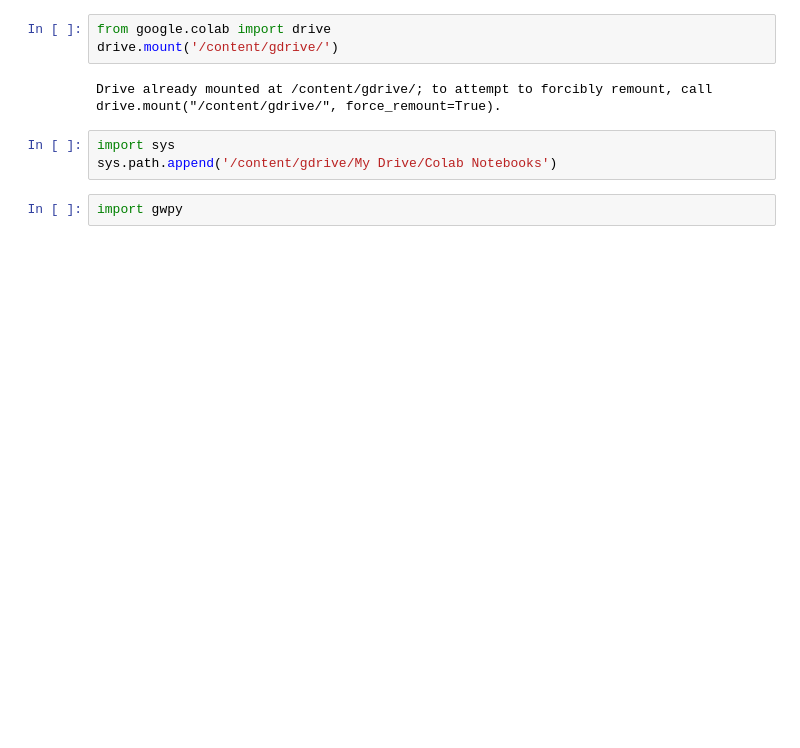
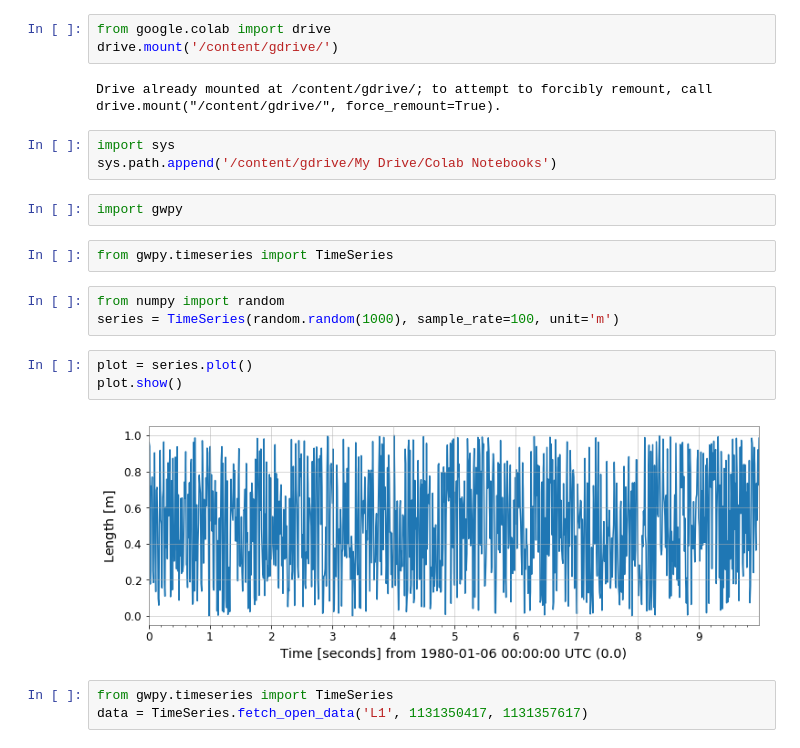
Before and after one commit to SGRGit/gwOsc, a Jupyter notebook: DataPrepBlipGlitches.ipynb, the cells around one changed output. Cells and saved outputs as stored; diff of their text form; blank space fills up the shorter version.

```diff
--- a/DataPrepBlipGlitches.ipynb
+++ b/DataPrepBlipGlitches.ipynb
@@ -10,3 +10,16 @@ import sys
 sys.path.append('/content/gdrive/My Drive/Colab Notebooks')
 # %%
 import gwpy
+# %%
+from gwpy.timeseries import TimeSeries
+# %%
+from numpy import random
+series = TimeSeries(random.random(1000), sample_rate=100, unit='m')
+# %%
+plot = series.plot()
+plot.show()
+# %% [output]
+[figure, added]
+# %%
+from gwpy.timeseries import TimeSeries
+data = TimeSeries.fetch_open_data('L1', 1131350417, 1131357617)
```
Also changed, not shown: parts of 3 cells of this notebook.
